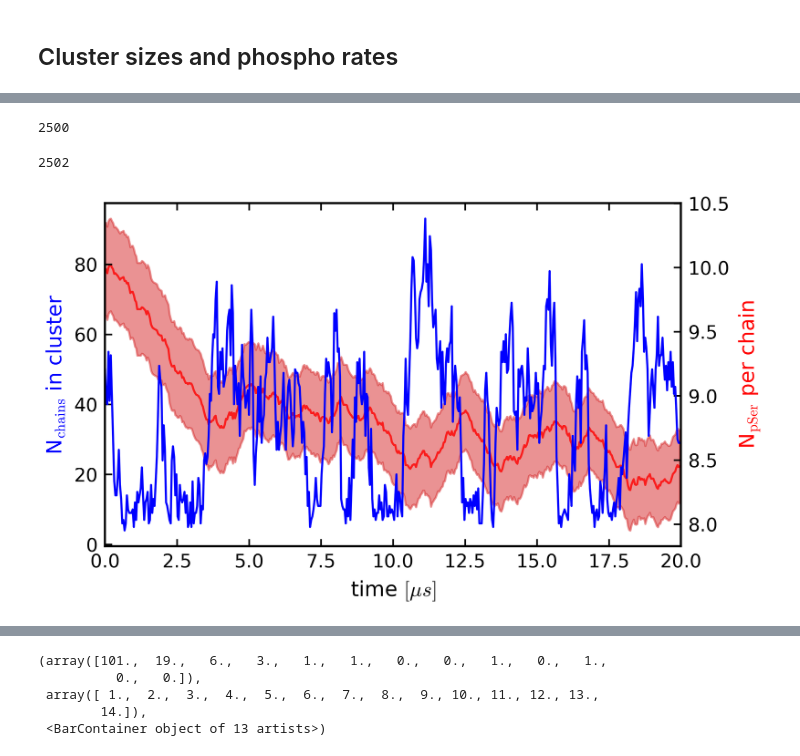
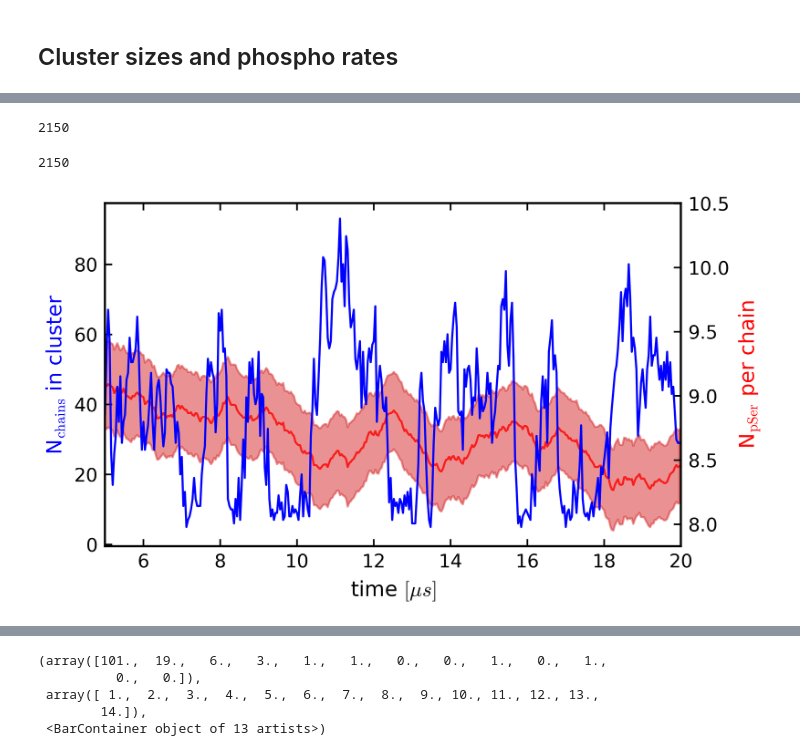
Before and after one commit to ezippo/HPA, a Jupyter notebook: active_droplets.ipynb, the cells around one changed output, grey strips where cells are left out. Saved outputs shown, nothing was run; the diff lists cells and outputs as text; code cells hidden in the pictures.

Commit message:
updated rates package

```diff
--- a/active_droplets.ipynb
+++ b/active_droplets.ipynb
@@ -231,7 +232,8 @@ w
 # %% [markdown]
 ## Cluster sizes and phospho rates
 # %%
-times_ss = np.arange(0,2500,20)
+times_5us = np.arange(0,2500,20)
+times_ss = np.arange(0,2150,20)
 times_ss*200000/1e8
 # %% [output]
 array([0.  , 0.04, 0.08, 0.12, 0.16, 0.2 , 0.24, 0.28, 0.32, 0.36, 0.4 ,
@@ -249,4 +249,16 @@ array([0.  , 0.04, 0.08, 0.12, 0.16, 0.2 , 0.24, 0.28, 0.32, 0.36, 0.4 ,
 # %%
-pSer_200_2_10, d_pSer_200_2_10 = hpa.rates.pSer_per_chain(dirpath=path_ss+'search_200-tdp43-lcd_2-ck1d-open_10-pp3/',
+pSer_200_2_10_pre, d_pSer_200_2_10_pre = hpa.rates.pSer_per_chain(dirpath=path_ss+'search_200-tdp43-lcd_2-ck1d-open_10-pp3/',
                                               file_suffix='200-tdp43-lcd-2000pSer_2-com-ck1d-open_10-com-pp3_CAL3_search_dump.gsd',
-                                              ser_l=ser_i, n_sims=1, times=times_ss, len_prot=154, n_prot=200)
+                                              n_sims=1, times=times_5us, len_prot=154, n_prot=200)
+
+pSer_200_2_10_pre1, d_pSer_200_2_10_pre1 = hpa.rates.pSer_per_chain(dirpath=path_ss+'search_200-tdp43-lcd_2-ck1d-open_10-pp3/',
+                                              file_suffix='200-tdp43-lcd-2000pSer_2-com-ck1d-open_10-com-pp3_CAL3_search_5us_dump.gsd',
+                                              n_sims=1, times=times_5us, len_prot=154, n_prot=200)
+
+pSer_200_2_10_pre2, d_pSer_200_2_10_pre2 = hpa.rates.pSer_per_chain(dirpath=path_ss+'search_200-tdp43-lcd_2-ck1d-open_10-pp3/',
+                                              file_suffix='200-tdp43-lcd-2000pSer_2-com-ck1d-open_10-com-pp3_CAL3_search_10us_dump.gsd',
+                                              n_sims=1, times=times_5us, len_prot=154, n_prot=200)
+
+pSer_200_2_10_pre3, d_pSer_200_2_10_pre3 = hpa.rates.pSer_per_chain(dirpath=path_ss+'search_200-tdp43-lcd_2-ck1d-open_10-pp3/',
+                                              file_suffix='200-tdp43-lcd-2000pSer_2-com-ck1d-open_10-com-pp3_CAL3_search_15us_dump.gsd',
+                                              n_sims=1, times=times_5us, len_prot=154, n_prot=200)
@@ -286,19 +327,21 @@ with gsd.hoomd.open(dirpath+f'sim1_'+file_suffix+'5us_dump_centered.gsd', 'rb')
 # %%
-with gsd.hoomd.open(dirpath+f'sim1_'+file_suffix+'10us_dump_centered.gsd', 'rb') as input_gsd:
+n_chains_arr2 = np.zeros((len(times_ss),200))
+with gsd.hoomd.open(dirpath+f'sim2_'+file_suffix+'dump_centered.gsd', 'rb') as input_gsd:
     print(len(input_gsd))
-    for k, tt in enumerate(tqdm(times_ss)):
+    for i, tt in enumerate(tqdm(times_ss)):
         frame = input_gsd[int(tt)]
-        tmp_nc_5ck1d = hpa.cluster.clusters_size_from_dbscan_pbc_fast(frame, np.array([100,100,100]), n_particles=30800, n_chains=200, eps=1, min_sample=2)/154.
-        n_chains_arr[i+j+k+1+1] = tmp_nc_5ck1d
+        tmp_nc = hpa.cluster.clusters_size_from_dbscan_pbc_fast(frame, np.array([100,100,100]), n_particles=30800, n_chains=200, eps=1, min_sample=2)/154.
+        n_chains_arr2[i] = tmp_nc
 # %% [output]
-2500
+2150
 # %%
-with gsd.hoomd.open(dirpath+f'sim1_'+file_suffix+'15us_dump_centered.gsd', 'rb') as input_gsd:
+n_chains_arr3 = np.zeros((len(times_ss),200))
+with gsd.hoomd.open(dirpath+f'sim3_'+file_suffix+'dump_centered.gsd', 'rb') as input_gsd:
     print(len(input_gsd))
-    for l, tt in enumerate(tqdm(times_ss)):
+    for i, tt in enumerate(tqdm(times_ss)):
         frame = input_gsd[int(tt)]
-        tmp_nc_5ck1d = hpa.cluster.clusters_size_from_dbscan_pbc_fast(frame, np.array([100,100,100]), n_particles=30800, n_chains=200, eps=1, min_sample=2)/154.
-        n_chains_arr[i+j+k+l+1+1+1] = tmp_nc_5ck1d
+        tmp_nc = hpa.cluster.clusters_size_from_dbscan_pbc_fast(frame, np.array([100,100,100]), n_particles=30800, n_chains=200, eps=1, min_sample=2)/154.
+        n_chains_arr3[i] = tmp_nc
 # %% [output]
-2502
+2150
 # %%
@@ -306,34 +351,36 @@ condensate_size_t = np.max(n_chains_arr, axis=1)
 # %%
-time_step_ss = times_ss*200000/1e8
-time_step_ss = np.append( np.append( np.append(time_step_ss, time_step_ss+5), time_step_ss+10 ), time_step_ss+15 )
-pSer_200_2_10_till10us = np.append(pSer_200_2_10, pSer_200_2_10_5us)
-d_pSer_200_2_10_till10us = np.append(d_pSer_200_2_10, d_pSer_200_2_10_5us)
-pSer_200_2_10_till15us = np.append(pSer_200_2_10_till10us, pSer_200_2_10_10us)
-d_pSer_200_2_10_till15us = np.append(d_pSer_200_2_10_till10us, d_pSer_200_2_10_10us)
-pSer_200_2_10_till20us = np.append(pSer_200_2_10_till15us, pSer_200_2_10_15us)
-d_pSer_200_2_10_till20us = np.append(d_pSer_200_2_10_till15us, d_pSer_200_2_10_15us)
+condensate_size_t = np.max(n_chains_arr_pre, axis=1)
+
+time_step_5us = times_5us*200000/1e8
+time_step_ss = np.append( np.append( np.append(time_step_5us, time_step_5us+5), time_step_5us+10 ), time_step_5us+15 )
+pSer_200_2_10_till10us = np.append(pSer_200_2_10_pre, pSer_200_2_10_pre1)
+d_pSer_200_2_10_till10us = np.append(d_pSer_200_2_10_pre, d_pSer_200_2_10_pre1)
+pSer_200_2_10_till15us = np.append(pSer_200_2_10_till10us, pSer_200_2_10_pre2)
+d_pSer_200_2_10_till15us = np.append(d_pSer_200_2_10_till10us, d_pSer_200_2_10_pre2)
+pSer_200_2_10_till20us = np.append(pSer_200_2_10_till15us, pSer_200_2_10_pre3)
+d_pSer_200_2_10_till20us = np.append(d_pSer_200_2_10_till15us, d_pSer_200_2_10_pre3)
 
 fig, ax1 = plt.subplots(figsize=(5, 3))
 
 ax1.plot(time_step_ss, condensate_size_t, 'b')
 ax1.set_ylabel(r'N$_{\mathrm{chains}}$ in cluster', color='b')
 
 ax2 = ax1.twinx()
 ax2.set_zorder(ax1.get_zorder() - 1)
 
 ax2.plot(time_step_ss, pSer_200_2_10_till20us, 'r', alpha=0.8)
 ax2.fill_between(time_step_ss, pSer_200_2_10_till20us-d_pSer_200_2_10_till20us, pSer_200_2_10_till20us+d_pSer_200_2_10_till20us, color='tab:red', alpha=0.5, label='2 CK1d, 10 PP3')
 
 ax1.set_xlabel(r'time $[\mu s]$')
 ax2.set_ylabel(r'N$_{\mathrm{pSer}}$ per chain', color='r')
 ax2.patch.set_visible(False)
 ax1.patch.set_visible(False)
 
 #ax1.set_ylim(3,5)
-ax1.set_xlim(0,20)
+ax1.set_xlim(5,20)
 #ax1.legend(ncols=2, loc='lower right')
 filename = '/localscratch/zippoema/project_ness/plots/search_steadystate/cluster_size_200-tdp-lcd-2000pser_2-ck1d-open_10-pp3'
-plt.savefig(filename+'.png', dpi=600)
-plt.savefig(filename+'.pdf', dpi=600)
+#plt.savefig(filename+'.png', dpi=600)
+#plt.savefig(filename+'.pdf', dpi=600)
 # %% [output]
-[figure, old version]
+[figure, new version]
```
Also changed, not shown: parts of 13 cells of this notebook, 3 other files.
